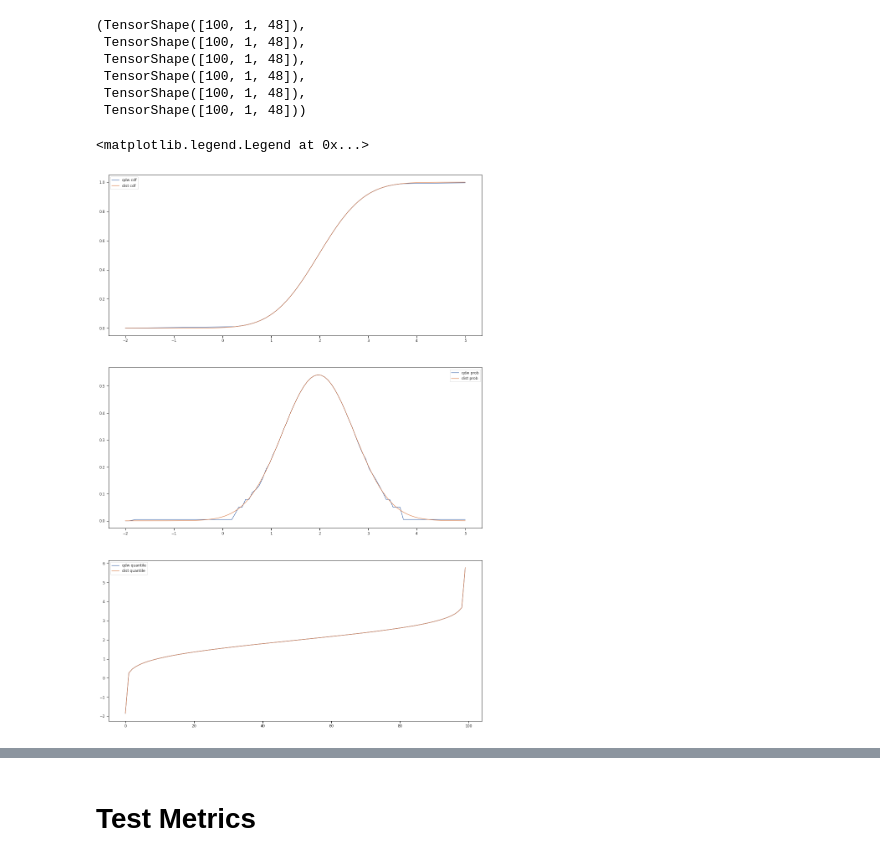
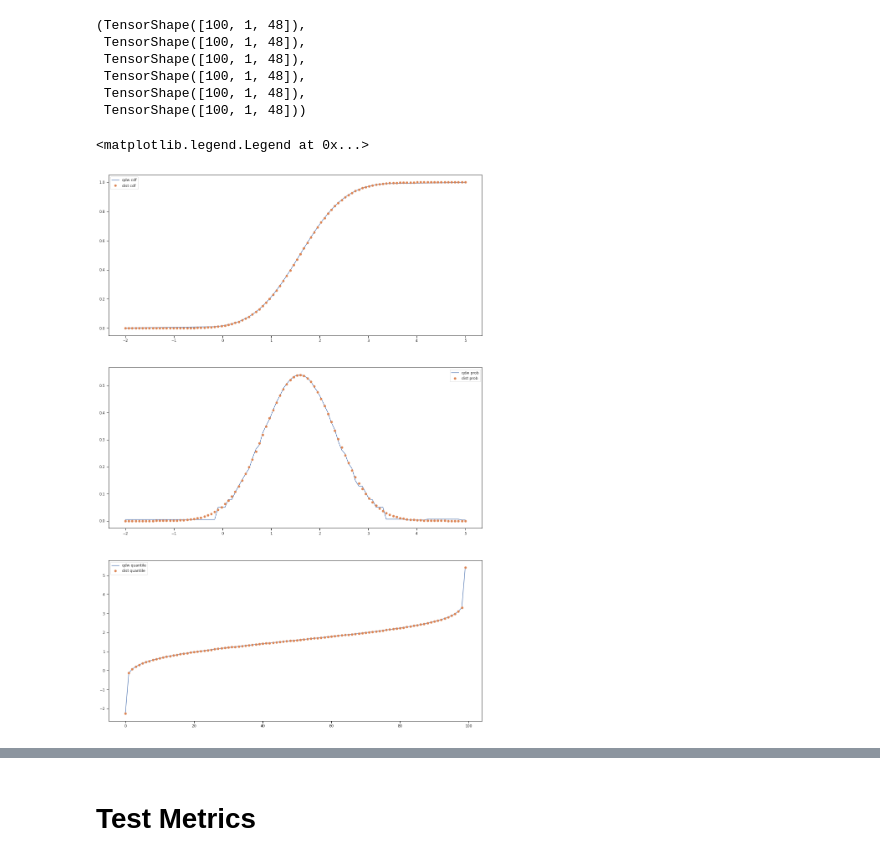
Before and after one commit to MArpogaus/Bernstein-Experiments, a Jupyter notebook: ipynb/MultivariateDitributions.ipynb, the cells around one changed output, grey strips where cells are left out. Saved outputs shown, nothing was run; the diff lists cells and outputs as text; code cells hidden in the pictures.

```diff
--- a/ipynb/MultivariateDitributions.ipynb
+++ b/ipynb/MultivariateDitributions.ipynb
@@ -610,7 +323,7 @@ array([[2.0980835e-05, 2.0742416e-05, 2.1219254e-05, 2.1219254e-05,
 x=np.linspace(-2,5,100,dtype=np.float32)[...,None,None]
 p=np.linspace(tol,1 - tol,100,dtype=np.float32)[...,None,None]
 qdw_cdf = qdw.cdf(x)
-qdw_prob = qdw.prob(x)
+qdw_prob = qdw.prob(x, dx=1e-5)
 qdw_quantile = qdw.quantile(p)
 dist_cdf = dist.cdf(x)
 dist_prob = dist.prob(x)
@@ -625,18 +338,18 @@ qdw_cdf.shape,qdw_prob.shape,qdw_quantile.shape,dist_cdf.shape,dist_prob.shape,d
  TensorShape([100, 1, 48]))
 # %%
 fig, ax = plt.subplots(3,figsize=(16,24))
-ax[0].plot(x.flatten(),qdw_cdf[...,0],label='qdw cdf')
+ax[0].plot(x.flatten()[:],qdw_cdf[:,...,0],label='qdw cdf')
 ax[1].plot(x.flatten(),qdw_prob[...,0],label='qdw prob')
 ax[2].plot(qdw_quantile[...,0],label='qdw quantile')
-ax[0].plot(x.flatten(),dist_cdf[...,0],label='dist cdf')
-ax[1].plot(x.flatten(),dist_prob[...,0],label='dist prob')
-ax[2].plot(dist_quantile[...,0],label='dist quantile')
+ax[0].plot(x.flatten()[:],dist_cdf[:,...,0],'o', label='dist cdf')
+ax[1].plot(x.flatten(),dist_prob[...,0],'o', label='dist prob')
+ax[2].plot(dist_quantile[...,0],'o', label='dist quantile')
 ax[0].legend()
 ax[1].legend()
 ax[2].legend()
 # %% [output]
 <matplotlib.legend.Legend at 0x...>
-[figure, old version]
+[figure, new version]
 # %%
 q_perm = tf.transpose(q,perm)
 q_perm.shape
```
Also changed, not shown: parts of 16 cells of this notebook, 11 other files.
